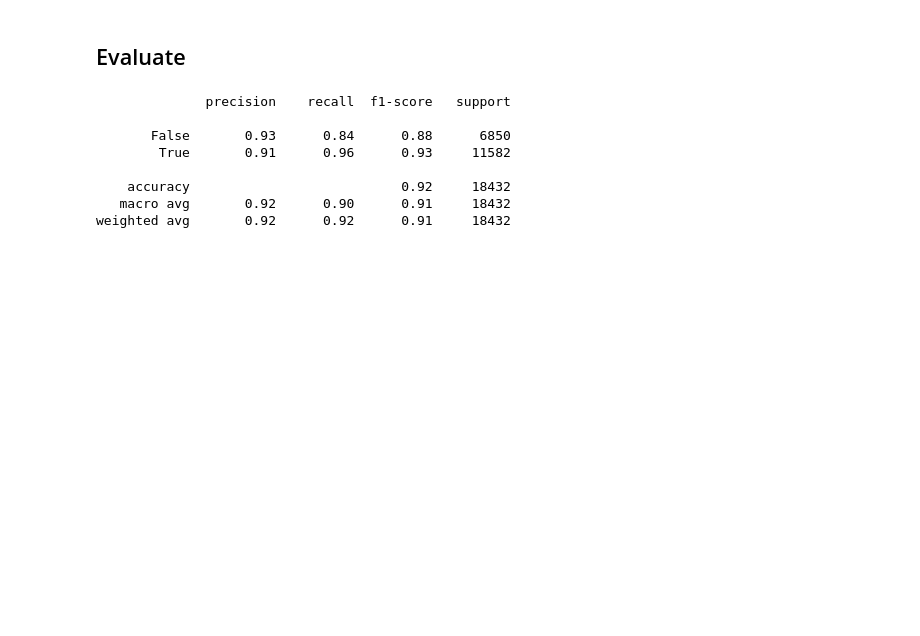
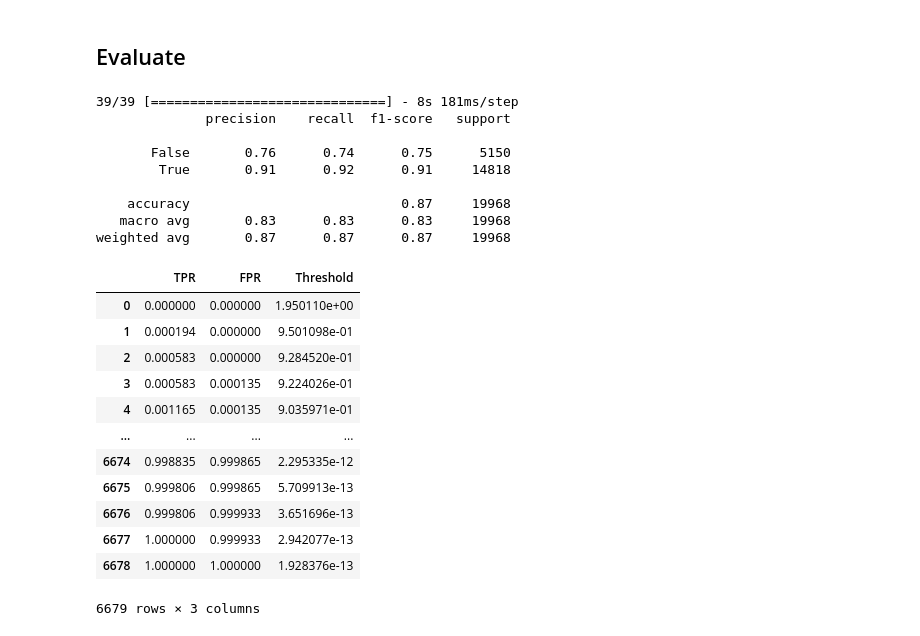
Before and after one commit to parvezmrobin/ml-br-deduplication, a Jupyter notebook: notebooks/siamese-trials/title-descr-eclipse.ipynb, the cells around one changed output. Saved outputs shown, nothing was run; the diff lists cells and outputs as text; code cells hidden in the pictures; blank space fills up the shorter version.

Commit message:
model load and roc

```diff
--- a/notebooks/siamese-trials/title-descr-eclipse.ipynb
+++ b/notebooks/siamese-trials/title-descr-eclipse.ipynb
@@ -528,9 +528,14 @@ siamese_model.evaluate(
 [0.24851931631565094, 0.91552734375]
 # %% [markdown]
 ## Evaluate
+# %%
+from tensorflow.keras.models import load_model
+
+siamese_model = load_model('../../models/siamese-openOffice.epoch-30-loss-0.457.hdf5')
 # %%
 from sklearn.metrics import classification_report
 # %%
+BATCH_SIZE = 512
 num_batched_instances = len(test_df) - (len(test_df) % BATCH_SIZE)
 pred_y = siamese_model.predict(
   generate_batches(test_df, BATCH_SIZE),
@@ -543,11 +548,35 @@ print(classification_report(
   pred_y > .5,
 ))
 # %% [output]
+39/39 [==============================] - 8s 181ms/step
               precision    recall  f1-score   support
 
-       False       0.93      0.84      0.88      6850
-        True       0.91      0.96      0.93     11582
+       False       0.76      0.74      0.75      5150
+        True       0.91      0.92      0.91     14818
 
-    accuracy                           0.92     18432
-   macro avg       0.92      0.90      0.91     18432
-weighted avg       0.92      0.92      0.91     18432
+    accuracy                           0.87     19968
+   macro avg       0.83      0.83      0.83     19968
+weighted avg       0.87      0.87      0.87     19968
+# %%
+from sklearn.metrics import roc_curve
+
+value_names = ['TPR', 'FPR', 'Threshold']
+roc = dict(zip(value_names, roc_curve(
+  test_df.is_similar[:num_batched_instances],
+  pred_y,
+)))
+pd.DataFrame(roc)
+# %% [output]
+|  | TPR | FPR | Threshold |
+| 0 | 0.000000 | 0.000000 | 1.950110e+00 |
+| 1 | 0.000194 | 0.000000 | 9.501098e-01 |
+| 2 | 0.000583 | 0.000000 | 9.284520e-01 |
+| 3 | 0.000583 | 0.000135 | 9.224026e-01 |
+| 4 | 0.001165 | 0.000135 | 9.035971e-01 |
+| ... | ... | ... | ... |
+| 6674 | 0.998835 | 0.999865 | 2.295335e-12 |
+| 6675 | 0.999806 | 0.999865 | 5.709913e-13 |
+| 6676 | 0.999806 | 0.999933 | 3.651696e-13 |
+| 6677 | 1.000000 | 0.999933 | 2.942077e-13 |
+| 6678 | 1.000000 | 1.000000 | 1.928376e-13 |
+6679 rows × 3 columns
```
Also changed, not shown: parts of 10 cells of this notebook.
